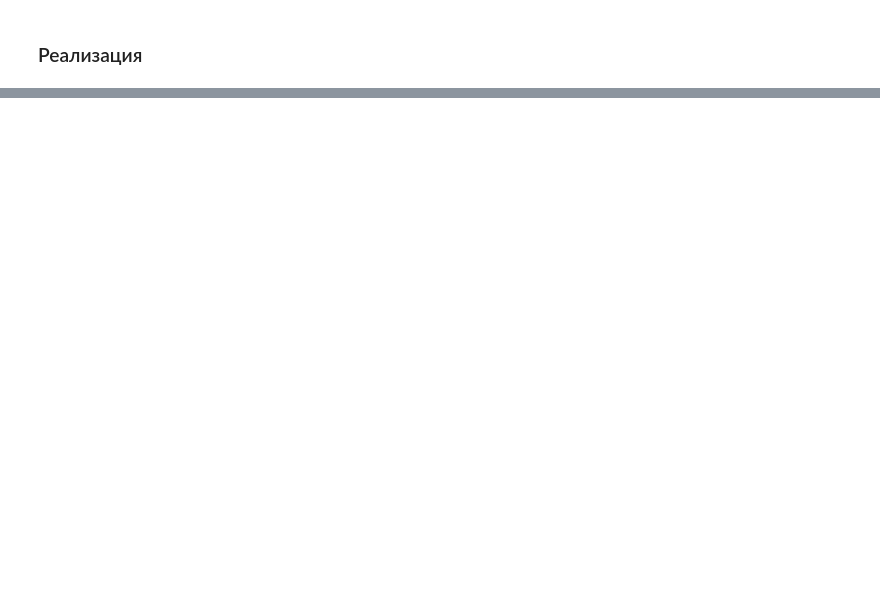
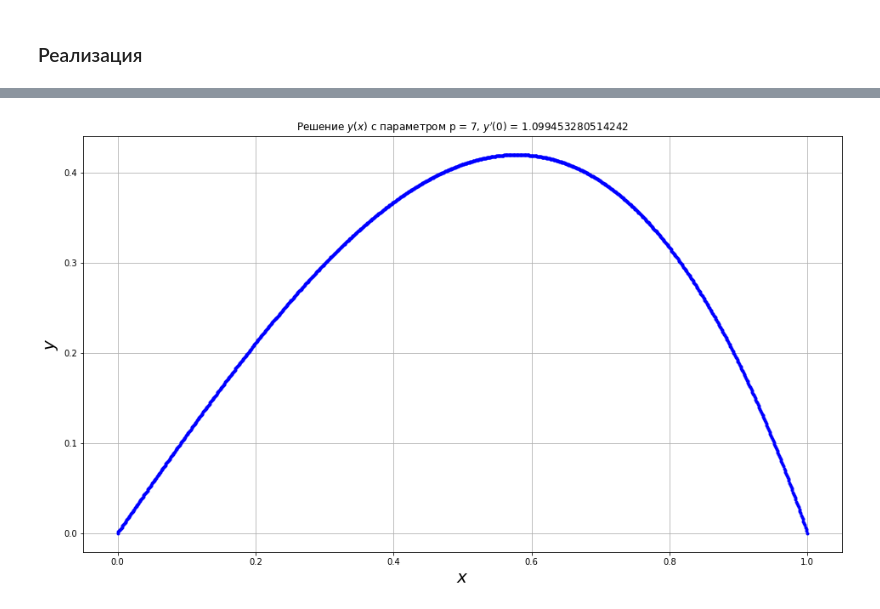
Before and after one commit to derzhavin3016/CompMath, a Jupyter notebook: Lab8/Lab8.ipynb, the cells around one changed output, grey strips where cells are left out. Saved outputs shown, nothing was run; the diff lists cells and outputs as text; code cells hidden in the pictures; blank space fills up the shorter version.

```diff
--- a/Lab8/Lab8.ipynb
+++ b/Lab8/Lab8.ipynb
@@ -122,0 +130,4 @@ def getA(h: float, n: int):
+# %%
+make_plot(1e-3, 7, 1)
+# %% [output]
+[figure, added]
```
Also changed, not shown: parts of 9 cells of this notebook.
